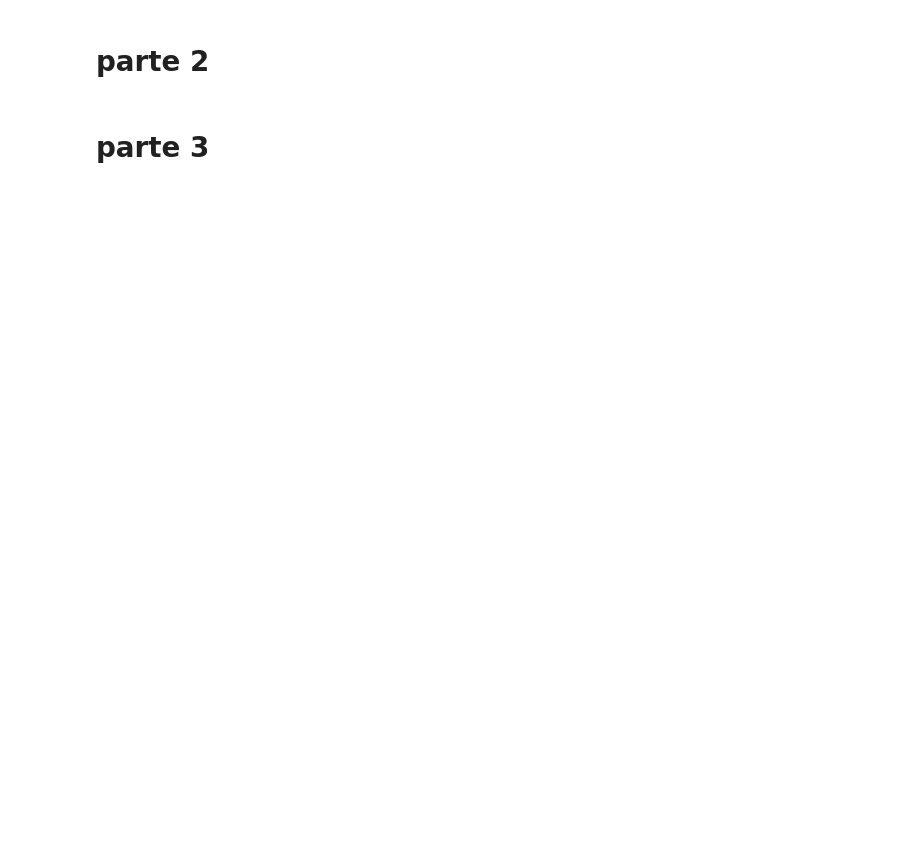
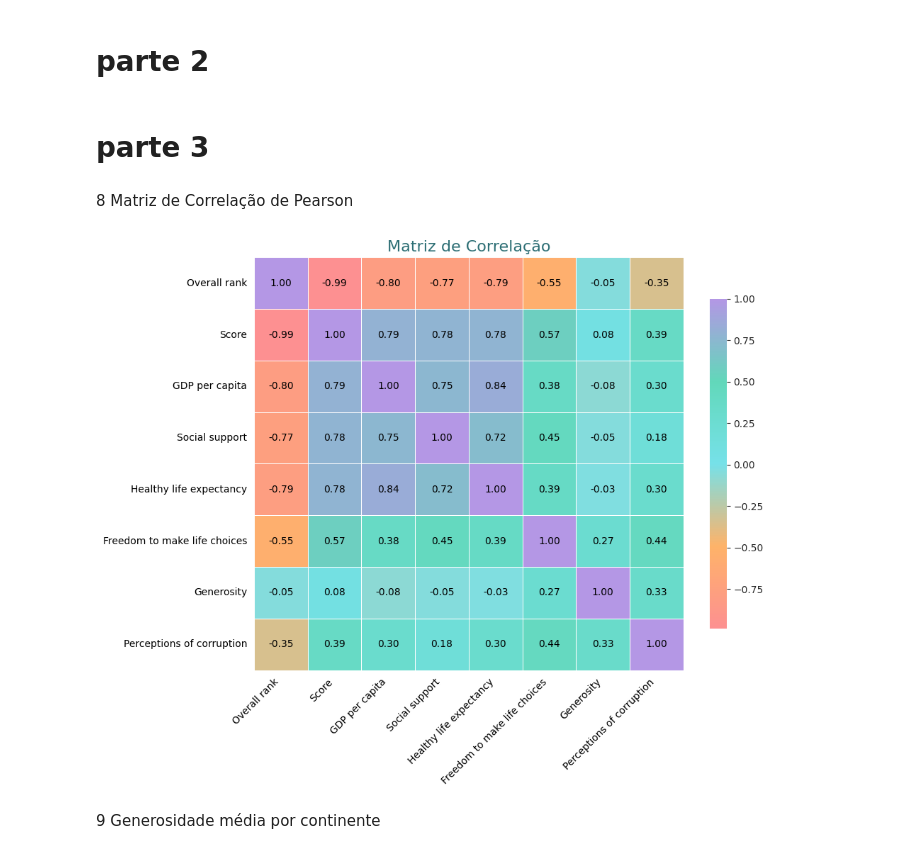
Before and after one commit to kevin-oliveira178/Felicidade_Mudial, a Jupyter notebook: Felicidade_mundial.ipynb, the cells around one changed output. Cells and saved outputs as stored; diff of their text form; code cells hidden in the pictures; blank space fills up the shorter version.

```diff
--- a/Felicidade_mundial.ipynb
+++ b/Felicidade_mundial.ipynb
@@ -232,3 +218,40 @@ plt.show()
 # parte 2
 # %% [markdown]
 # parte 3
+# %% [markdown]
+8 Matriz de Correlação de Pearson
+# %%
+from matplotlib.colors import LinearSegmentedColormap
+
+colors = ["#fd9091", "#feb369", "#76e1e9", "#62d8ba", "#b497e5"]
+background_color = "#ffffff"
+text_color = "#000000"
+accent_color = "#2c6e74"
+
+custom_cmap = LinearSegmentedColormap.from_list("custom_cmap", colors)
+# %%
+numeric_cols = df.select_dtypes(include=np.number)
+corr_matrix = numeric_cols.corr(method='pearson')
+plt.figure(figsize=(10,8))
+sns.set_style("white")
+heatmap = sns.heatmap(
+    corr_matrix,
+    annot = True,
+    fmt = ".2f",
+    cmap = custom_cmap,
+    linewidths = 0.5,
+    linecolor = background_color,
+    cbar_kws = {"shrink": 0.8},
+    annot_kws = {"color": text_color}
+)
+
+plt.title("Matriz de Correlação", fontsize = 16, color = accent_color)
+plt.xticks(rotation = 45, ha = "right", color = text_color)
+plt.yticks(rotation = 0, color = text_color)
+plt.gcf().patch.set_facecolor(background_color)
+plt.tight_layout()
+plt.show()
+# %% [output]
+[figure, added]
+# %% [markdown]
+9 Generosidade média por continente
```
Also changed, not shown: parts of 4 cells of this notebook.
